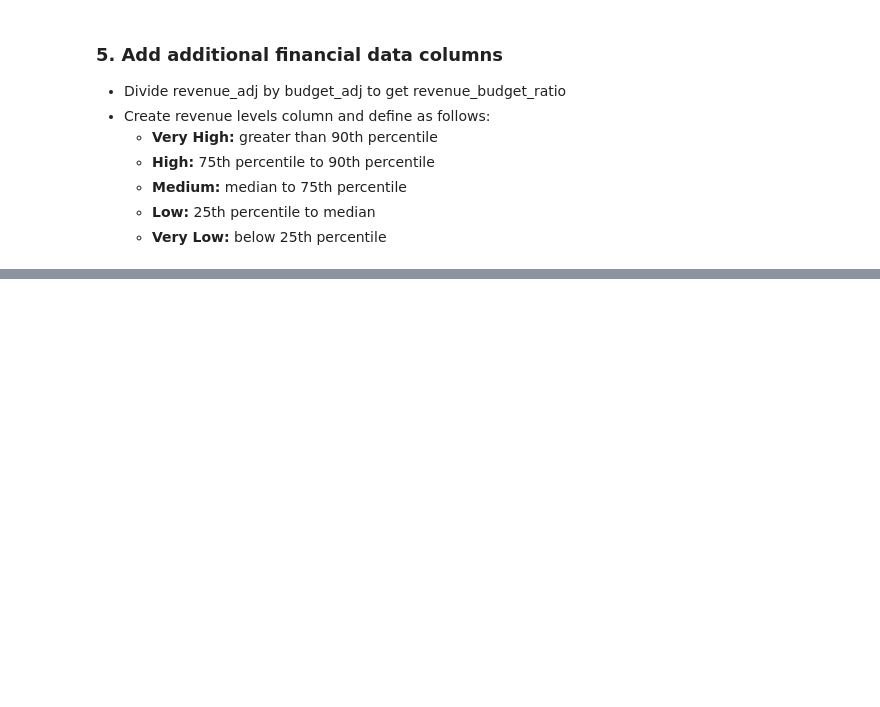
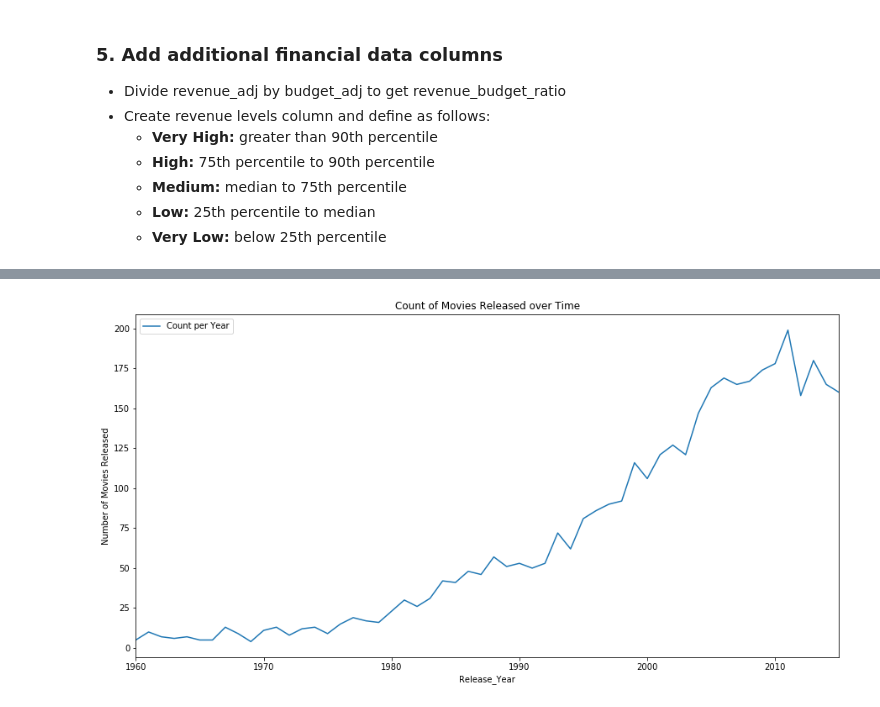
Before and after one commit to sjmiller8182/movie_dataset, a Jupyter notebook: Movies.ipynb, the cells around one changed output, grey strips where cells are left out. Cells and saved outputs as stored; diff of their text form; code cells hidden in the pictures; blank space fills up the shorter version.

```diff
--- a/Movies.ipynb
+++ b/Movies.ipynb
@@ -284,0 +311,10 @@ Some questions about the data to motivate exploration.
+# %%
+plt.figure(figsize=(15,7.5))
+df_temp = df_clean[df_clean.revenue_adj.notnull() & df_clean.budget_adj.notnull()]
+ax = df_temp.groupby('release_year').count()['revenue_adj'].plot(
+    label = 'Count per Year', legend = True);
+ax.set_title('Count of Movies Released over Time');
+ax.set_ylabel('Number of Movies Released');
+ax.set_xlabel('Release_Year');
+# %% [output]
+[figure, added]
```
Also changed, not shown: parts of 3 cells of this notebook.
